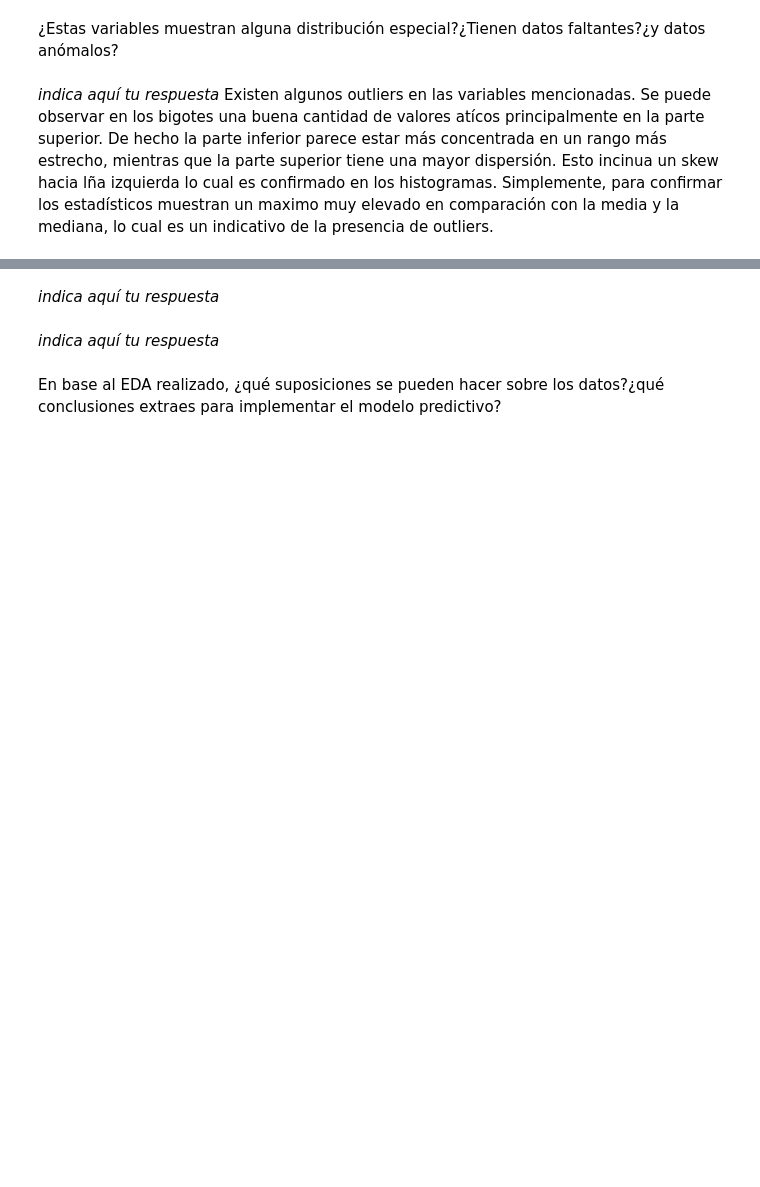
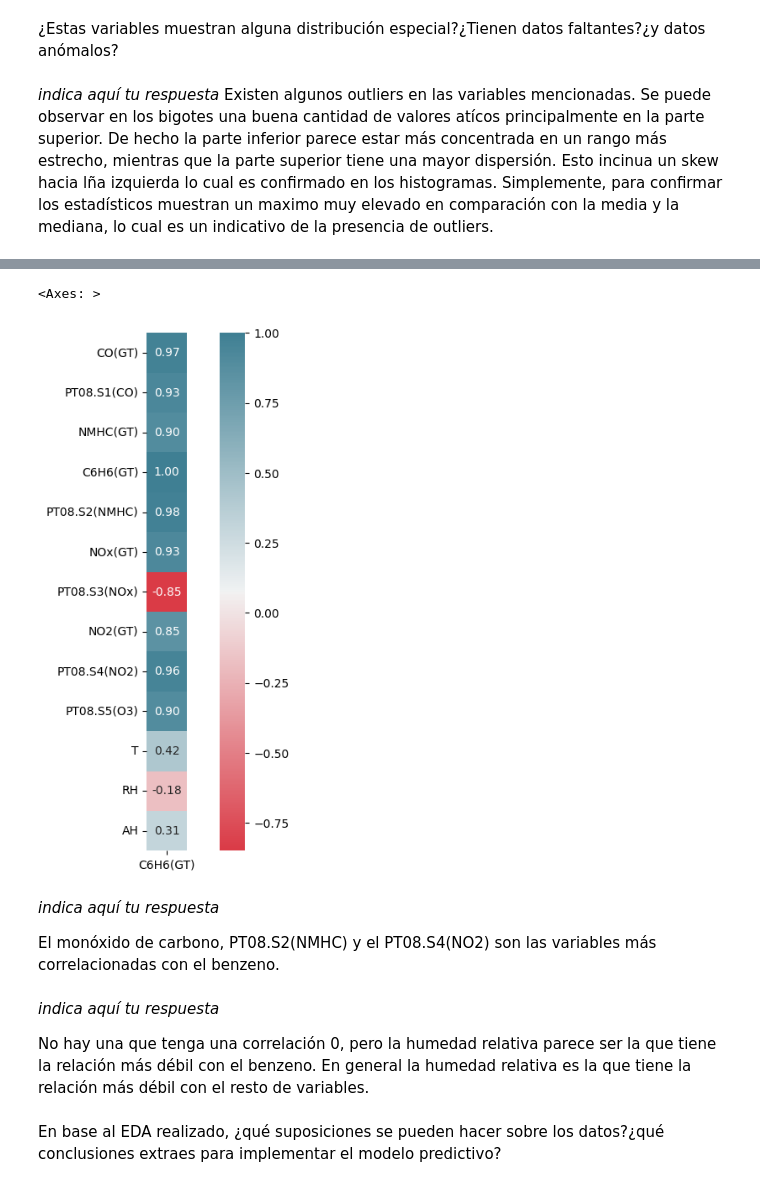
Before and after one commit to evander-aegis/activities-statistical-learning, a Jupyter notebook: Laboratorio_Actividad_1.ipynb, the cells around one changed output, grey strips where cells are left out. Drawn from its saved outputs; the diff is of its cells as text; code cells hidden in the pictures; blank space fills up the shorter version.

```diff
--- a/Laboratorio_Actividad_1.ipynb
+++ b/Laboratorio_Actividad_1.ipynb
@@ -208,11 +224,26 @@ _indica aquí tu respuesta_
 # %%
 ## ¿qué tres variables son las más correlacionadas con la variable objetivo?
+f, ax = plt.subplots(figsize=(10, 8))
+
+sns.heatmap(pd.DataFrame(correlation_matrix["C6H6(GT)"]),
+    annot=True,
+    fmt=".2f",
+    cmap=sns.diverging_palette(10, 220, as_cmap=True),
+    square=True,
+    ax=ax)
+# %% [output]
+<Axes: >
+[figure, added]
 # %% [markdown]
 _indica aquí tu respuesta_
+
+El monóxido de carbono, PT08.S2(NMHC) y el PT08.S4(NO2) son las variables más correlacionadas con el benzeno.
 # %%
 ## ¿existe alguna variable que no tenga correlación?
 # %% [markdown]
 _indica aquí tu respuesta_
+
+No hay una que tenga una correlación 0, pero la humedad relativa parece ser la que tiene la relación más débil con el benzeno. En general la humedad relativa es la que tiene la relación más débil con el resto de variables.
 # %% [markdown]
 En base al EDA realizado, ¿qué suposiciones se pueden hacer sobre los datos?¿qué conclusiones extraes para implementar el modelo predictivo?
 # %% [markdown]
```
Also changed, not shown: parts of 4 cells of this notebook.
